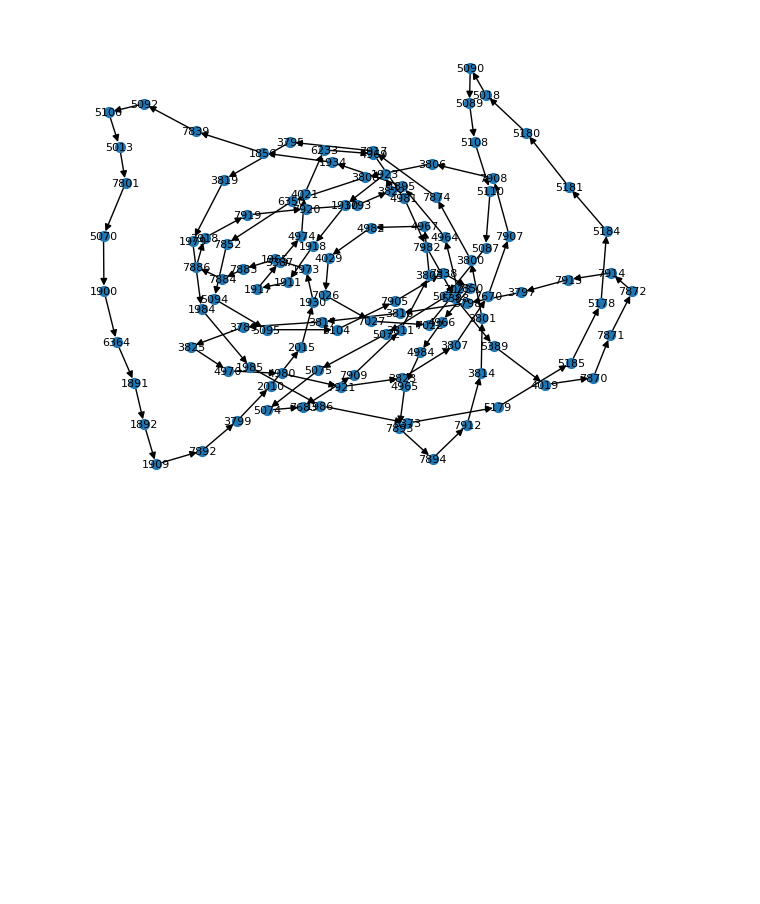
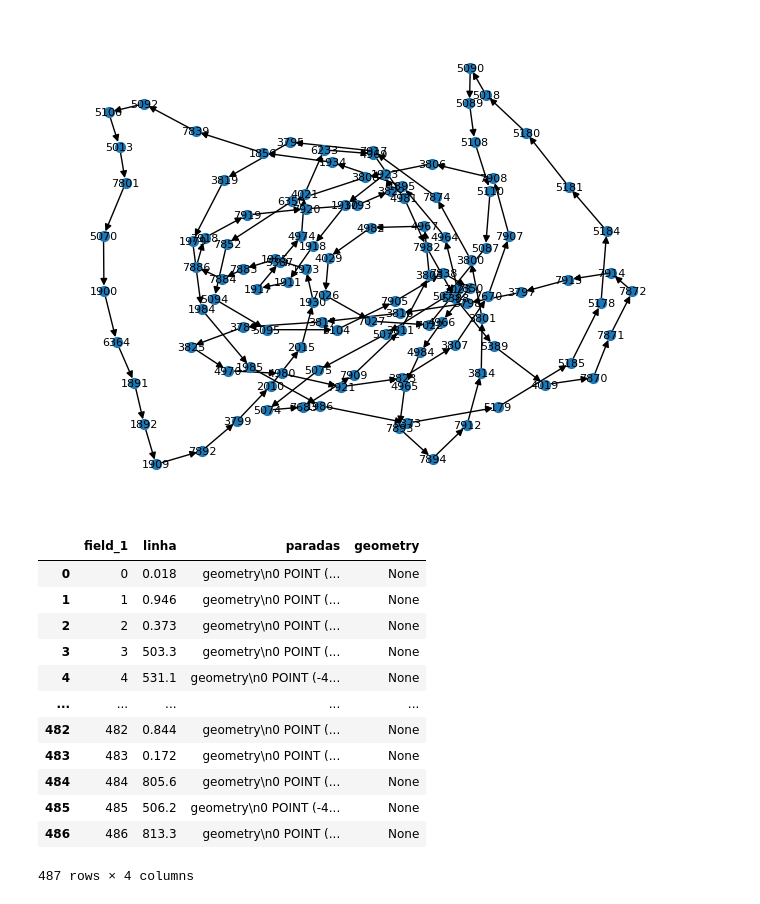
Before and after one commit to ResidenciaTICBrisa/02_RotaOnibus, a Jupyter notebook: docs/Notebooks/testeGrafoRota.ipynb, the cells around one changed output. Drawn from its saved outputs; the diff is of its cells as text; code cells hidden in the pictures; blank space fills up the shorter version.

```diff
--- a/docs/Notebooks/testeGrafoRota.ipynb
+++ b/docs/Notebooks/testeGrafoRota.ipynb
@@ -216,3 +216,22 @@ nx.draw(grafo, pos, with_labels=True, node_size=50, font_size=8)
 plt.show()
 # %% [output]
 [figure]
+# %%
+# lendo os arquivos .shp
+linhas = gpd.read_file('../databases/luiz_dataset/paradas_linestrings.csv')
+# %%
+linhas
+# %% [output]
+|  | field_1 | linha | paradas | geometry |
+| 0 | 0 | 0.018 | geometry\n0 POINT (... | None |
+| 1 | 1 | 0.946 | geometry\n0 POINT (... | None |
+| 2 | 2 | 0.373 | geometry\n0 POINT (... | None |
+| 3 | 3 | 503.3 | geometry\n0 POINT (... | None |
+| 4 | 4 | 531.1 | geometry\n0 POINT (-4... | None |
+| ... | ... | ... | ... | ... |
+| 482 | 482 | 0.844 | geometry\n0 POINT (... | None |
+| 483 | 483 | 0.172 | geometry\n0 POINT (... | None |
+| 484 | 484 | 805.6 | geometry\n0 POINT (... | None |
+| 485 | 485 | 506.2 | geometry\n0 POINT (-4... | None |
+| 486 | 486 | 813.3 | geometry\n0 POINT (... | None |
+487 rows × 4 columns
```
Also changed, not shown: parts of 1 cell of this notebook, 1 other file.
